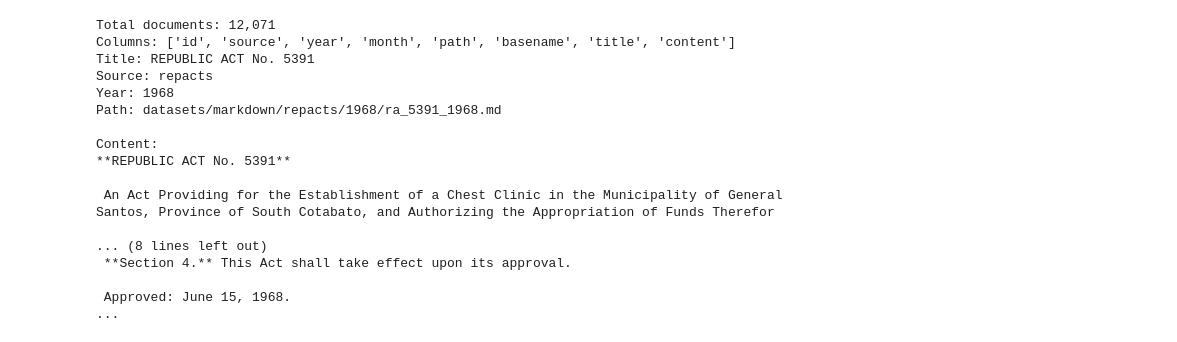
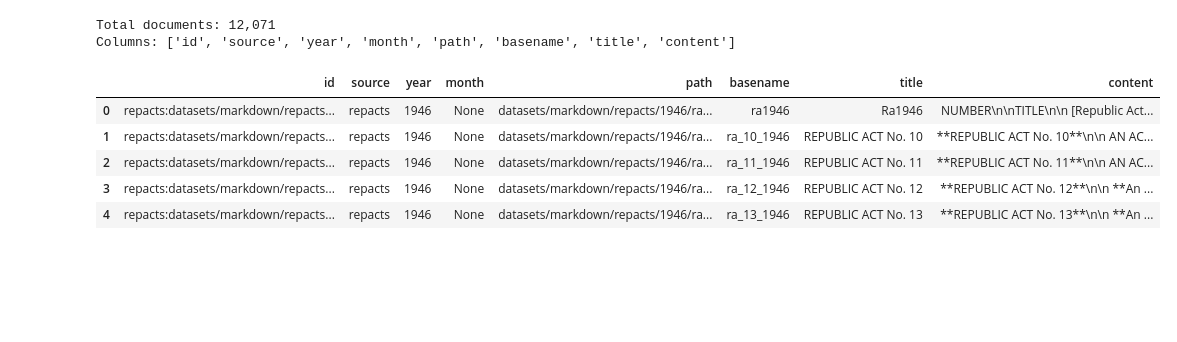
Before and after one commit to kabiikawa/csci-261.03-project, a Jupyter notebook: project/main.ipynb, the cells around one changed output. Cells and saved outputs as stored; diff of their text form; code cells hidden in the pictures; blank space fills up the shorter version.

```diff
--- a/project/main.ipynb
+++ b/project/main.ipynb
@@ -1,41 +1,24 @@
 # %%
 import pandas as pd
 
-df = pd.read_parquet('repacts.parquet')
+df = pd.read_parquet("repacts.parquet")
 print(f"Total documents: {len(df):,}")
 print(f"Columns: {df.columns.tolist()}")
-doc = df.iloc[50]
 
-ra = df[df['source'] == 'repacts']
-# doc = ra.sort_values('year', ascending=False).iloc[100]
-# print(f"Title: {doc['title']}")
-# print(f"Source: {doc['source']}")
-# print(f"Year: {doc['year']}")
-# print(f"Path: {doc['path']}")
-# print(f"\nContent:\n{doc['content'][:50000000]}...")
-
-doc = ra.sort_values('year', ascending=False)
-found = doc[doc['content'].str.contains('tuberculosis')].iloc[10]
-print(f"Title: {found['title']}")
-print(f"Source: {found['source']}")
-print(f"Year: {found['year']}")
-print(f"Path: {found['path']}")
-print(f"\nContent:\n{found['content'][:50000000]}...")
+df.head()
+# doc = ra.sort_values('year', ascending=False)
+# found = doc[doc['content'].str.contains('tuberculosis")].iloc[10]
+# print(f"Title: {found["title"]}")
+# print(f"Source: {found['source']}")
+# print(f"Year: {found['year']}")
+# print(f"Path: {found['path']}")
+# print(f"\nContent:\n{found['content'][:50000000]}...")
 # %% [output]
 Total documents: 12,071
 Columns: ['id', 'source', 'year', 'month', 'path', 'basename', 'title', 'content']
-Title: REPUBLIC ACT No. 5391
-Source: repacts
-Year: 1968
-Path: datasets/markdown/repacts/1968/ra_5391_1968.md
-
-Content:
-**REPUBLIC ACT No. 5391**
-
- An Act Providing for the Establishment of a Chest Clinic in the Municipality of General Santos, Province of South Cotabato, and Authorizing the Appropriation of Funds Therefor
-
-... (8 lines left out)
- **Section 4.** This Act shall take effect upon its approval.
-
- Approved: June 15, 1968.
-...
+|  | id | source | year | month | path | basename | title | content |
+| 0 | repacts:datasets/markdown/repacts... | repacts | 1946 | None | datasets/markdown/repacts/1946/ra... | ra1946 | Ra1946 | NUMBER\n\nTITLE\n\n [Republic Act... |
+| 1 | repacts:datasets/markdown/repacts... | repacts | 1946 | None | datasets/markdown/repacts/1946/ra... | ra_10_1946 | REPUBLIC ACT No. 10 | **REPUBLIC ACT No. 10**\n\n AN AC... |
+| 2 | repacts:datasets/markdown/repacts... | repacts | 1946 | None | datasets/markdown/repacts/1946/ra... | ra_11_1946 | REPUBLIC ACT No. 11 | **REPUBLIC ACT No. 11**\n\n AN AC... |
+| 3 | repacts:datasets/markdown/repacts... | repacts | 1946 | None | datasets/markdown/repacts/1946/ra... | ra_12_1946 | REPUBLIC ACT No. 12 | **REPUBLIC ACT No. 12**\n\n **An ... |
+| 4 | repacts:datasets/markdown/repacts... | repacts | 1946 | None | datasets/markdown/repacts/1946/ra... | ra_13_1946 | REPUBLIC ACT No. 13 | **REPUBLIC ACT No. 13**\n\n **An ... |
```
Also changed, not shown: parts of 16 cells of this notebook, 9 other files.
